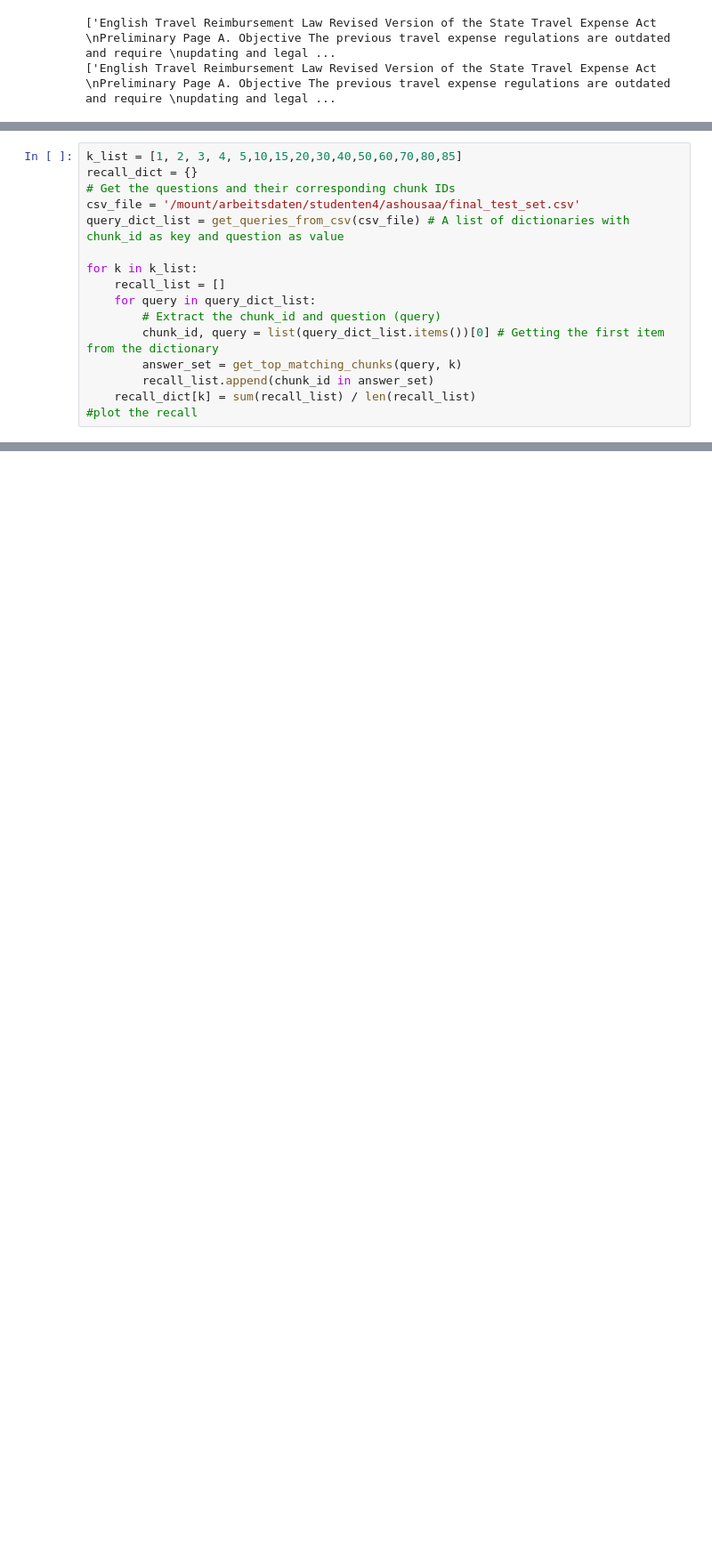
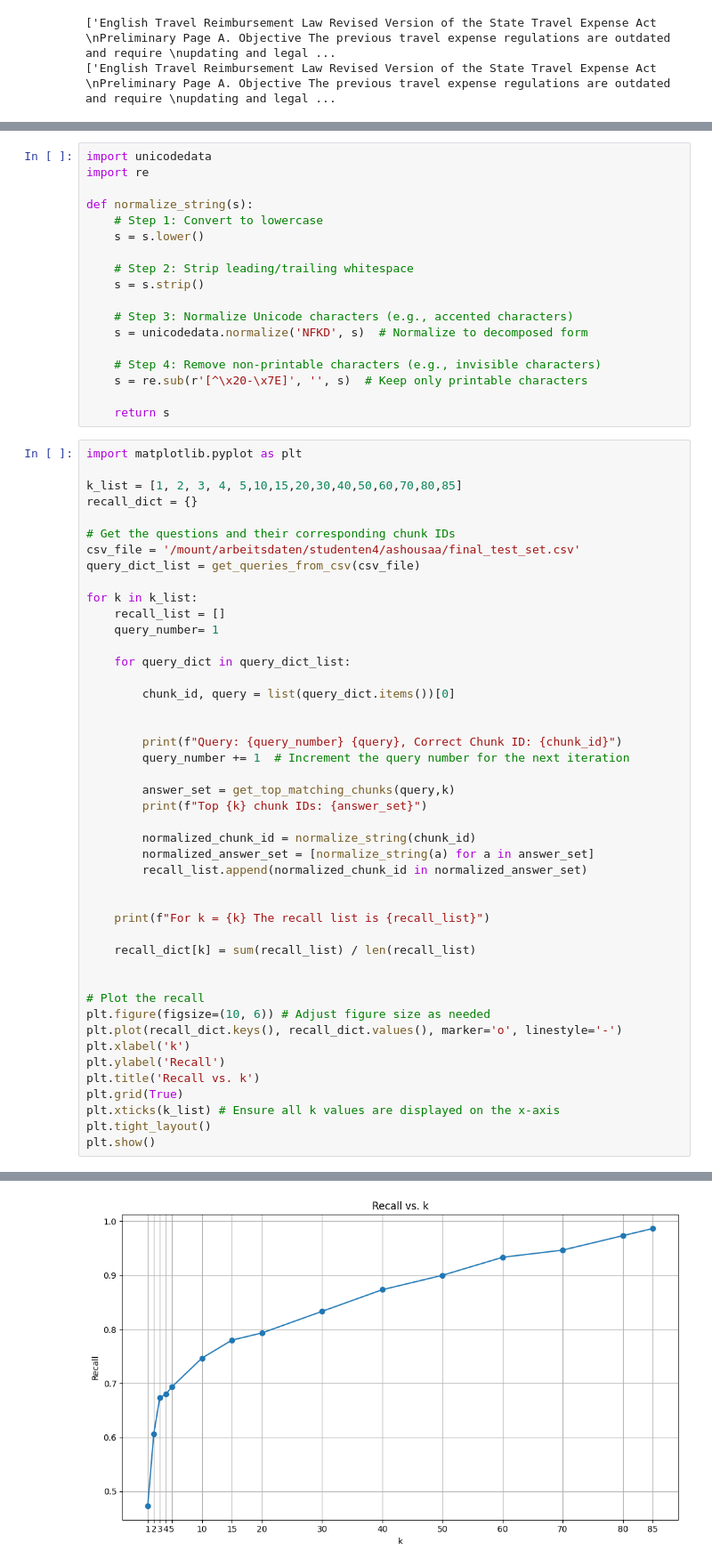
Before and after one commit to alyasherifashoush/LLM_Connection, a Jupyter notebook: find_best_k.ipynb, the cells around one changed output, grey strips where cells are left out. Shown at 89% size. Cells and saved outputs as stored; diff of their text form; blank space fills up the shorter version.

Commit message:
Best k code done but most adjust test set for paraphrased versions and added to LLM connection code for prompting RAG

```diff
--- a/find_best_k.ipynb
+++ b/find_best_k.ipynb
@@ -81,17 +126,64 @@ def get_top_matching_chunks(k,query):
+# %%
+import unicodedata
+import re
+
+def normalize_string(s):
+    # Step 1: Convert to lowercase
+    s = s.lower()
+
+    # Step 2: Strip leading/trailing whitespace
+    s = s.strip()
+
+    # Step 3: Normalize Unicode characters (e.g., accented characters)
+    s = unicodedata.normalize('NFKD', s)  # Normalize to decomposed form
+
+    # Step 4: Remove non-printable characters (e.g., invisible characters)
+    s = re.sub(r'[^\x20-\x7E]', '', s)  # Keep only printable characters
+
+    return s
 # %%
+import matplotlib.pyplot as plt
+
 k_list = [1, 2, 3, 4, 5,10,15,20,30,40,50,60,70,80,85]
 recall_dict = {}
+
 # Get the questions and their corresponding chunk IDs
 csv_file = '/mount/arbeitsdaten/studenten4/ashousaa/final_test_set.csv'
-query_dict_list = get_queries_from_csv(csv_file) # A list of dictionaries with chunk_id as key and question as value
+query_dict_list = get_queries_from_csv(csv_file)
 
 for k in k_list:
     recall_list = []
-    for query in query_dict_list:
-        # Extract the chunk_id and question (query)
-        chunk_id, query = list(query_dict_list.items())[0] # Getting the first item from the dictionary
-        answer_set = get_top_matching_chunks(query, k)
-        recall_list.append(chunk_id in answer_set)
+    query_number= 1
+
+    for query_dict in query_dict_list:
+
+        chunk_id, query = list(query_dict.items())[0]
+
+
+        print(f"Query: {query_number} {query}, Correct Chunk ID: {chunk_id}")
+        query_number += 1  # Increment the query number for the next iteration
+
+        answer_set = get_top_matching_chunks(query,k)
+        print(f"Top {k} chunk IDs: {answer_set}")
+
+        normalized_chunk_id = normalize_string(chunk_id)
+        normalized_answer_set = [normalize_string(a) for a in answer_set]
+        recall_list.append(normalized_chunk_id in normalized_answer_set)
+
+
+    print(f"For k = {k} The recall list is {recall_list}")
+
     recall_dict[k] = sum(recall_list) / len(recall_list)
-#plot the recall
+
+
+# Plot the recall
+plt.figure(figsize=(10, 6)) # Adjust figure size as needed
+plt.plot(recall_dict.keys(), recall_dict.values(), marker='o', linestyle='-')
+plt.xlabel('k')
+plt.ylabel('Recall')
+plt.title('Recall vs. k')
+plt.grid(True)
+plt.xticks(k_list) # Ensure all k values are displayed on the x-axis
+plt.tight_layout()
+plt.show()
 # %% [output]
@@ -98,0 +207 @@ AttributeError: 'list' object has no attribute 'items'
+[figure, added]
```
Also changed, not shown: parts of 3 cells of this notebook, 6 other files.
